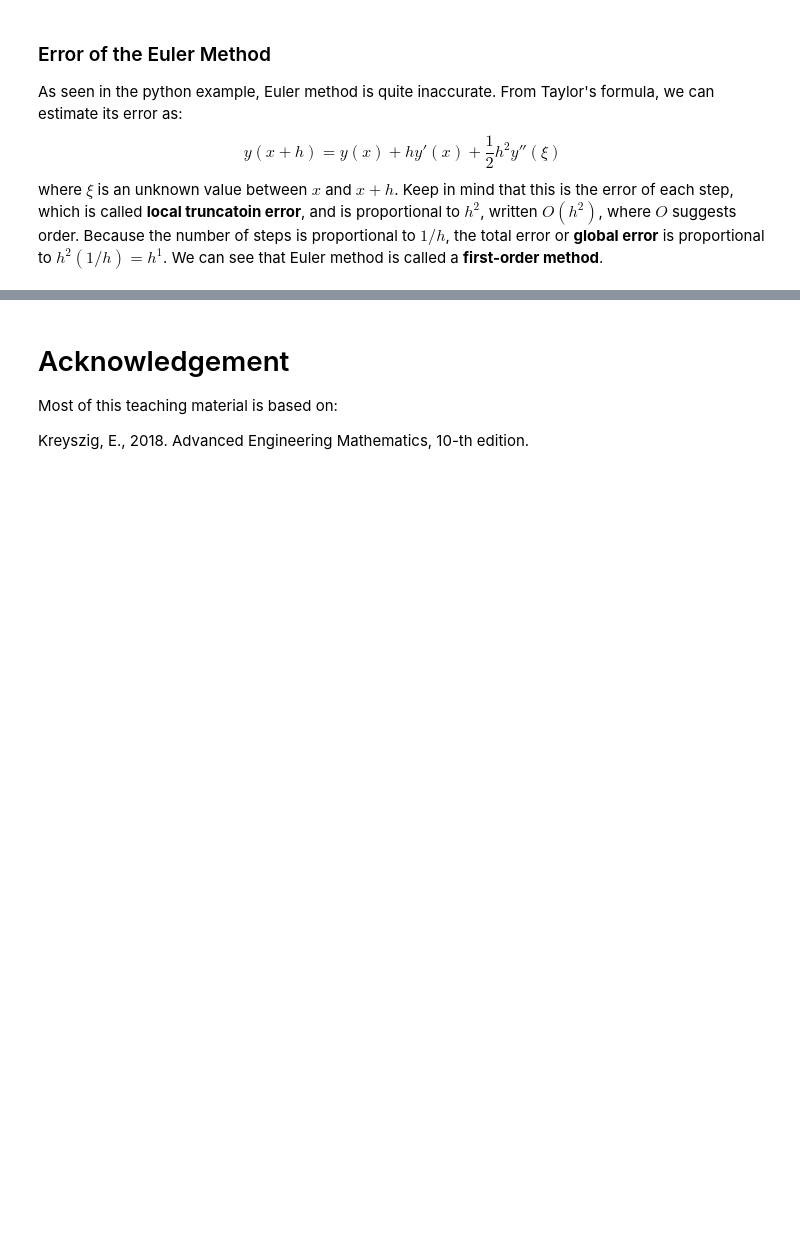
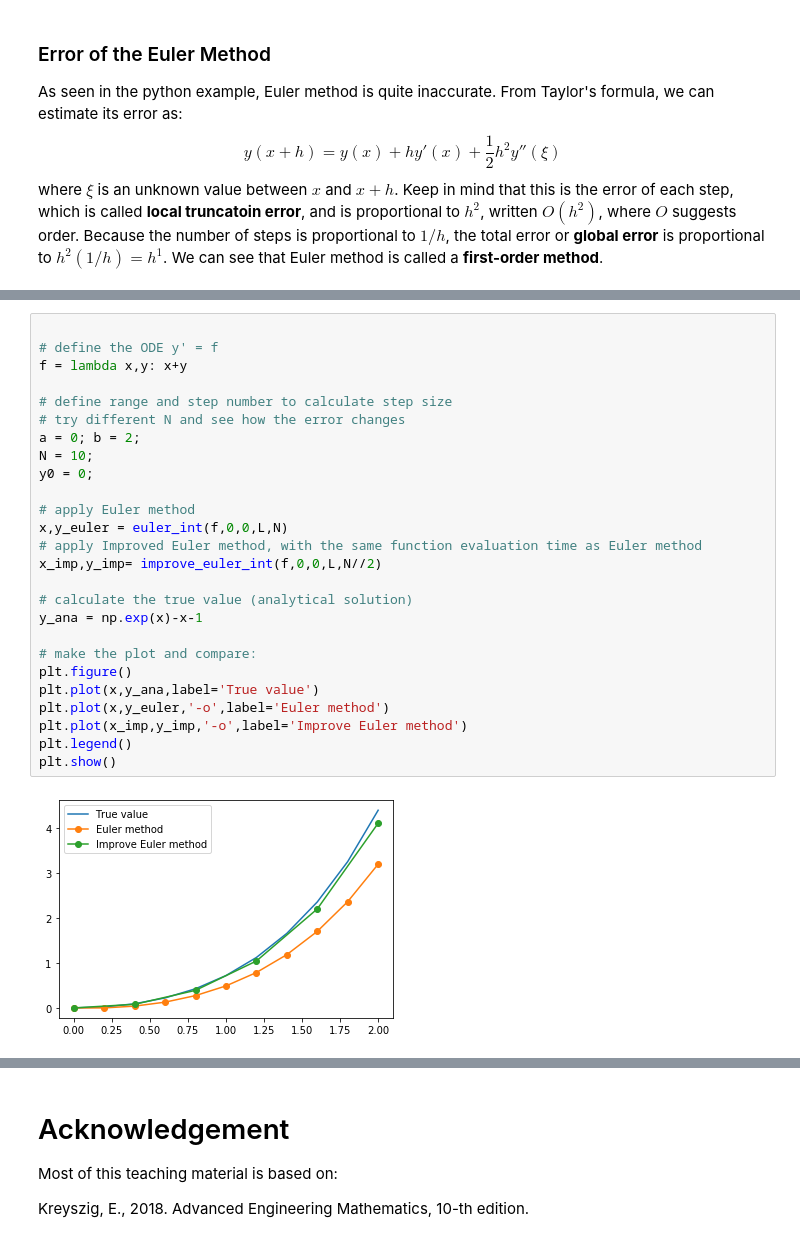
Before and after one commit to jshragge/CSM_GP_GEOPCOMP, a Jupyter notebook: 06_Ordinary_Differential_Equations.ipynb, the cells around one changed output, grey strips where cells are left out. Cells and saved outputs as stored; diff of their text form; blank space fills up the shorter version.

```diff
--- a/06_Ordinary_Differential_Equations.ipynb
+++ b/06_Ordinary_Differential_Equations.ipynb
@@ -103,0 +173,28 @@ Euler method does not require the step size to be constant, which gives the oppo
+# %%
+
+# define the ODE y' = f
+f = lambda x,y: x+y
+
+# define range and step number to calculate step size
+# try different N and see how the error changes
+a = 0; b = 2;
+N = 10;
+y0 = 0;
+
+# apply Euler method
+x,y_euler = euler_int(f,0,0,L,N)
+# apply Improved Euler method, with the same function evaluation time as Euler method
+x_imp,y_imp= improve_euler_int(f,0,0,L,N//2)
+
+# calculate the true value (analytical solution)
+y_ana = np.exp(x)-x-1
+
+# make the plot and compare:
+plt.figure()
+plt.plot(x,y_ana,label='True value')
+plt.plot(x,y_euler,'-o',label='Euler method')
+plt.plot(x_imp,y_imp,'-o',label='Improve Euler method')
+plt.legend()
+plt.show()
+# %% [output]
+[figure, added]
```
Also changed, not shown: parts of 9 cells of this notebook, 1 other file.
